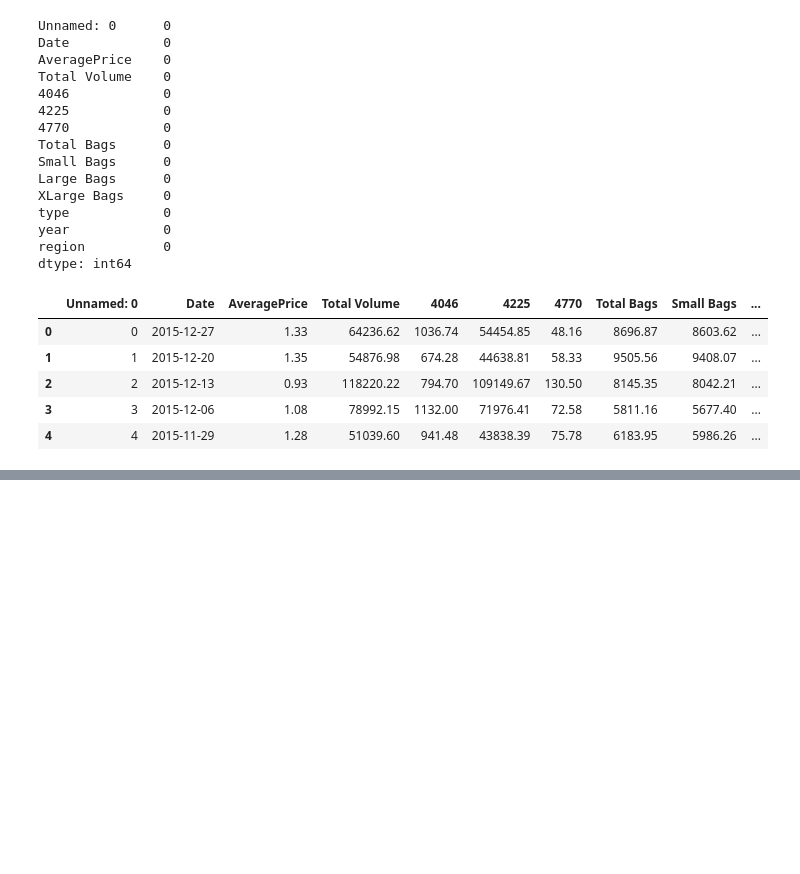
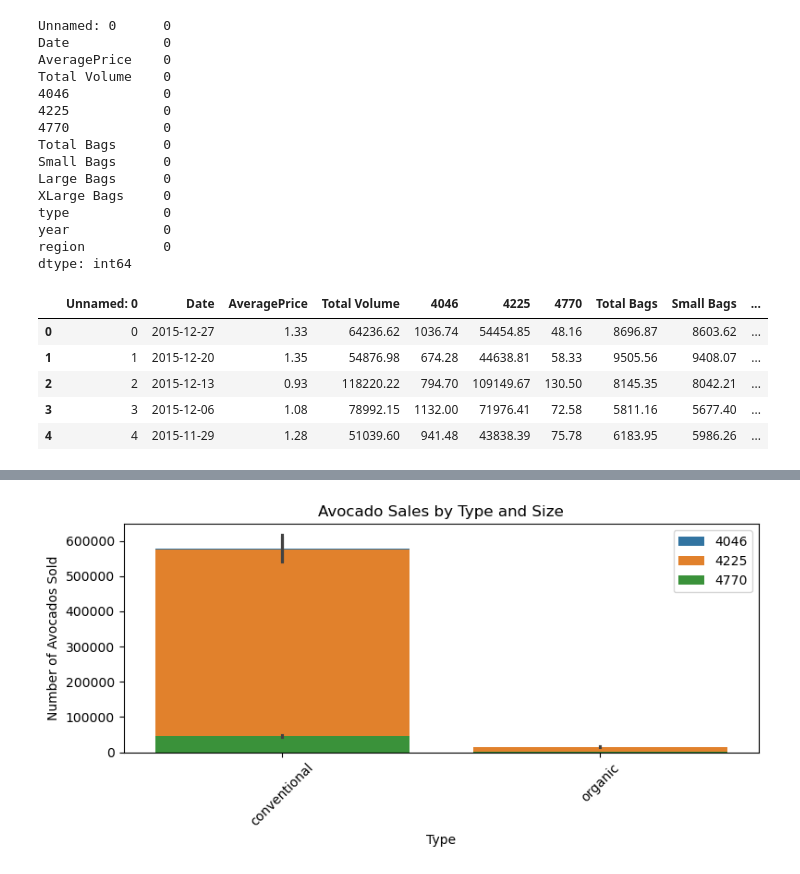
Before and after one commit to ChristianDelpin/cis4930-group18, a Jupyter notebook: src/analysis.ipynb, the cells around one changed output, grey strips where cells are left out. Saved outputs shown, nothing was run; the diff lists cells and outputs as text; code cells hidden in the pictures; blank space fills up the shorter version.

```diff
--- a/src/analysis.ipynb
+++ b/src/analysis.ipynb
@@ -71,7 +66,7 @@ print(test_diff.days)
 # %%
 #4.2 data cleaning
 #handling missing values strategy 1: dropping unnecesary column
-df = df.drop(columns=["unnamed: 0"])
+
 #strategy 2: filling their numeric columns with their own median
 num_of_columns= df.select_dtypes(include=["float64", "int64"]).columns
 df[num_of_columns] = df[num_of_columns].fillna(df[num_of_columns].median())
@@ -117,21 +120,23 @@ NameError: name 'sns' is not defined
 # %%
-4.3 - # bar plot
+# 4.3 - bar plot
 plt.figure(figsize=(8,4))
 
 sns.barplot(x='type', y='4046', data=df, label='4046')
 sns.barplot(x='type', y='4225', data=df, label='4225')
 sns.barplot(x='type', y='4770', data=df, label='4770')
 
 plt.xticks(rotation=45)
 
 plt.title("Avocado Sales by Type and Size")
 plt.xlabel("Type")
 plt.ylabel("Number of Avocados Sold")
 
 plt.legend()
 
 plt.tight_layout()
-plt.savefig("figures/bar_plot.png", dpi=300)
+plt.savefig("../figures/bar_plot.png", dpi=300)
 
 plt.show()
+# %% [output]
+[figure, added]
 # %%
```
Also changed, not shown: parts of 6 cells of this notebook, 3 other files.
